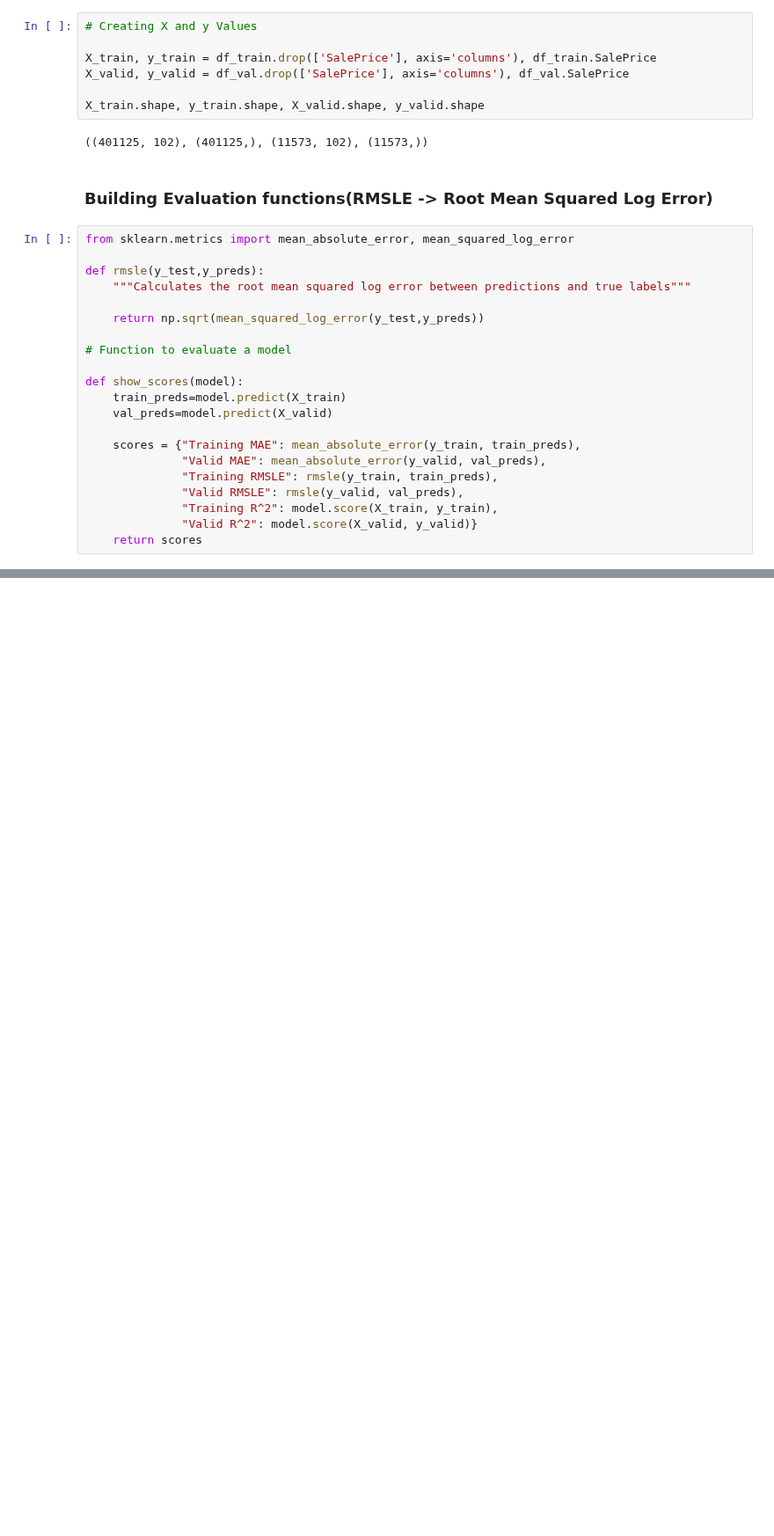
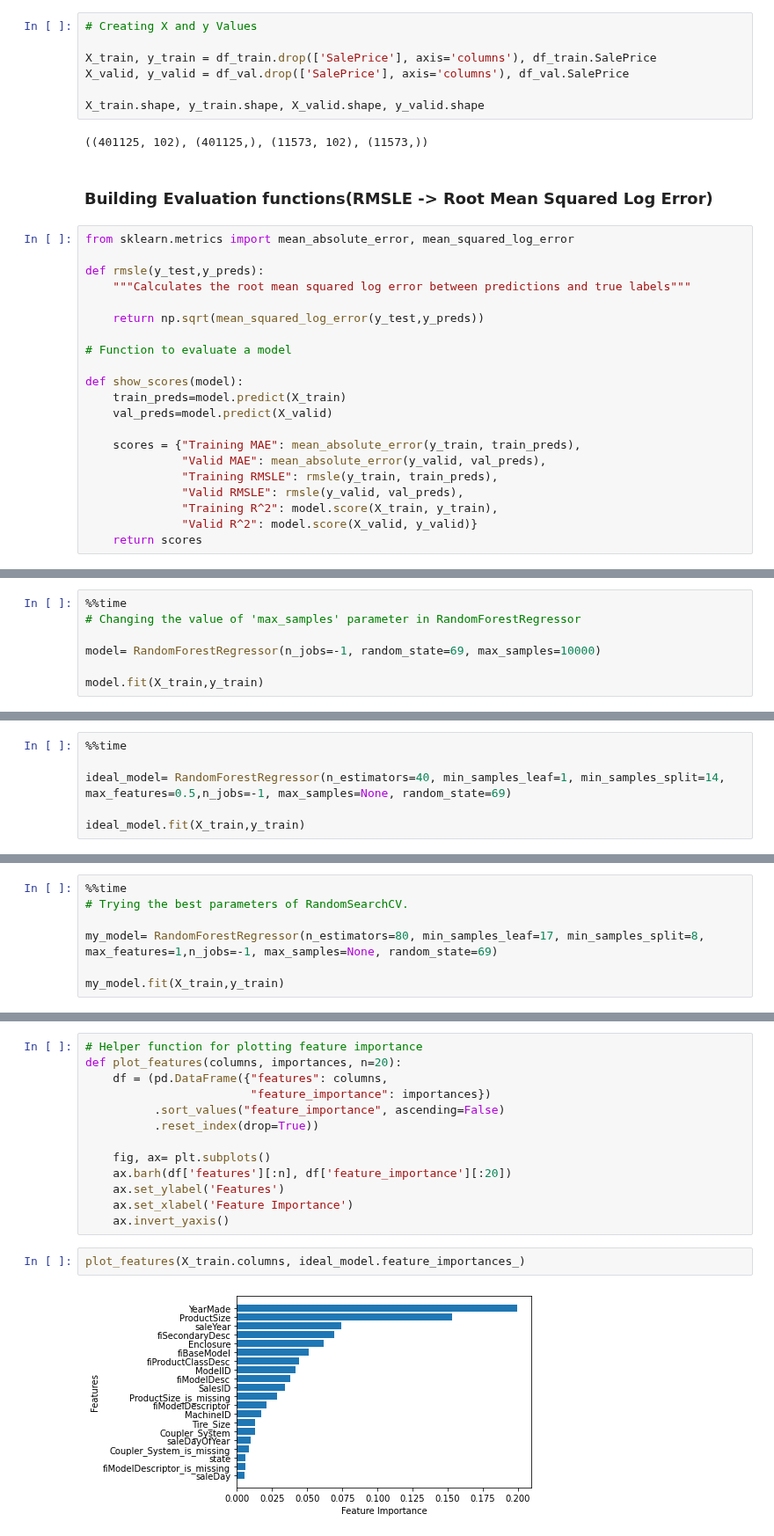
Before and after one commit to arghanath007/Data-Science, a Jupyter notebook: Bulldozer_price_prediction(Regression)/bulldozer_price_predictions.ipynb, the cells around one changed output, grey strips where cells are left out. Shown at 88% size. Cells and saved outputs as stored; diff of their text form; blank space fills up the shorter version.

```diff
--- a/Bulldozer_price_prediction(Regression)/bulldozer_price_predictions.ipynb
+++ b/Bulldozer_price_prediction(Regression)/bulldozer_price_predictions.ipynb
@@ -984,0 +1011,7 @@ def show_scores(model):
+# %%
+%%time
+# Changing the value of 'max_samples' parameter in RandomForestRegressor
+
+model= RandomForestRegressor(n_jobs=-1, random_state=69, max_samples=10000)
+
+model.fit(X_train,y_train)
@@ -984,0 +1083,6 @@ def show_scores(model):
+# %%
+%%time
+
+ideal_model= RandomForestRegressor(n_estimators=40, min_samples_leaf=1, min_samples_split=14, max_features=0.5,n_jobs=-1, max_samples=None, random_state=69)
+
+ideal_model.fit(X_train,y_train)
@@ -984,0 +1094,7 @@ def show_scores(model):
+# %%
+%%time
+# Trying the best parameters of RandomSearchCV.
+
+my_model= RandomForestRegressor(n_estimators=80, min_samples_leaf=17, min_samples_split=8, max_features=1,n_jobs=-1, max_samples=None, random_state=69)
+
+my_model.fit(X_train,y_train)
@@ -984,0 +1351,17 @@ def show_scores(model):
+# %%
+# Helper function for plotting feature importance
+def plot_features(columns, importances, n=20):
+    df = (pd.DataFrame({"features": columns,
+                        "feature_importance": importances})
+          .sort_values("feature_importance", ascending=False)
+          .reset_index(drop=True))
+
+    fig, ax= plt.subplots()
+    ax.barh(df['features'][:n], df['feature_importance'][:20])
+    ax.set_ylabel('Features')
+    ax.set_xlabel('Feature Importance')
+    ax.invert_yaxis()
+# %%
+plot_features(X_train.columns, ideal_model.feature_importances_)
+# %% [output]
+[figure, added]
```
Also changed, not shown: parts of 46 cells of this notebook, 2 other files.
